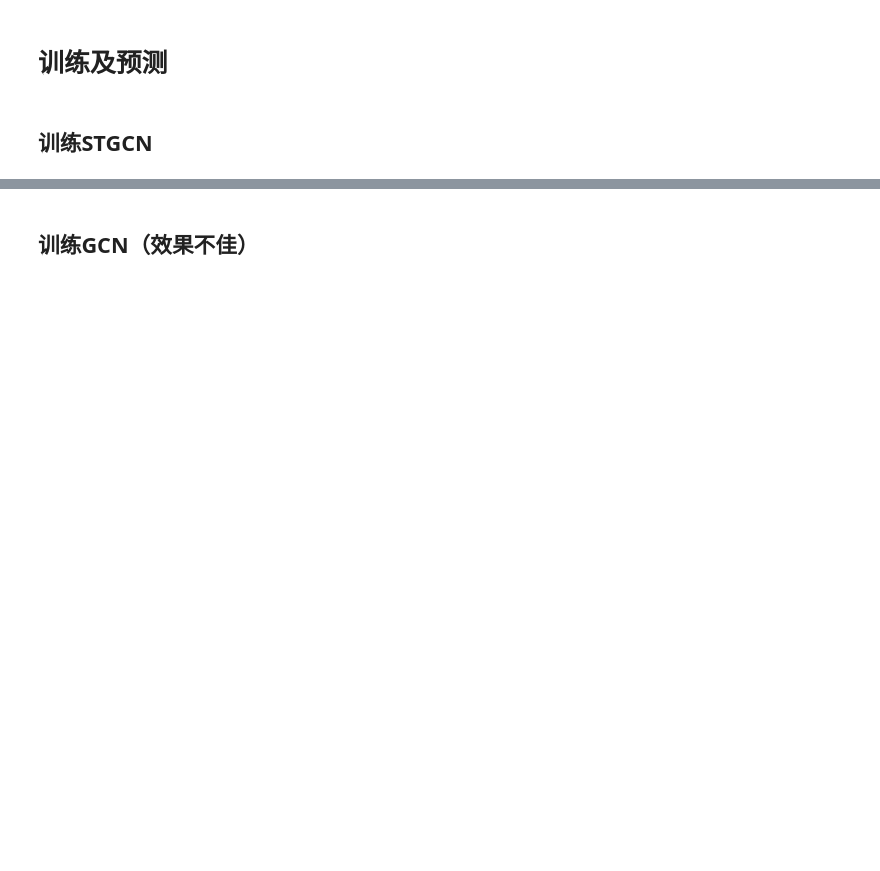
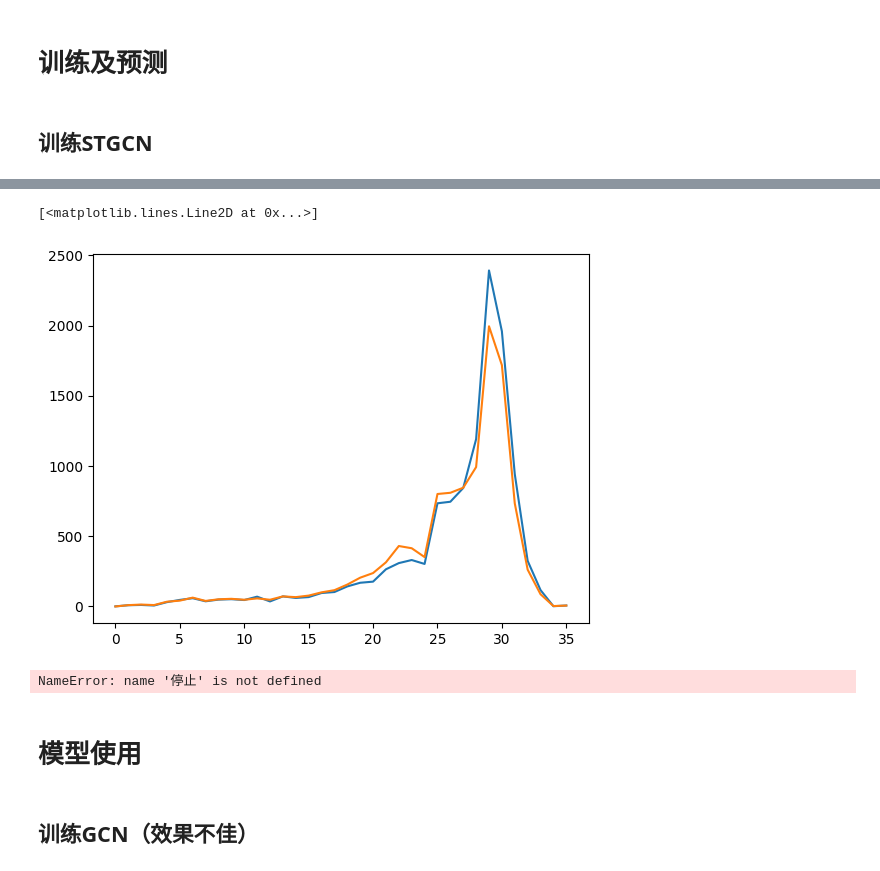
Before and after one commit to Africar-Lee/CTS-transmit, a Jupyter notebook: test_main.ipynb, the cells around one changed output, grey strips where cells are left out. Drawn from its saved outputs; the diff is of its cells as text; code cells hidden in the pictures; blank space fills up the shorter version.

```diff
--- a/test_main.ipynb
+++ b/test_main.ipynb
@@ -569,0 +884,11 @@ Error:
+# %%
+plt.plot(STGCNY[1,0,:,0])
+predicted_y = model(STGCNX[:, :, :, :-1].to("cuda"), STGCNX[:, :, :, -1:].to("cuda"), edge_index)
+plt.plot(predicted_y[1,0,:,0].cpu().detach().numpy())
+# %% [output]
+[<matplotlib.lines.Line2D at 0x...>]
+[figure, added]
+# %%
+停止
+# %% [output]
+NameError: name '停止' is not defined
@@ -569,0 +897,2 @@ Error:
+# %% [markdown]
+ # 模型使用
```
Also changed, not shown: parts of 44 cells of this notebook, 5 other files.
